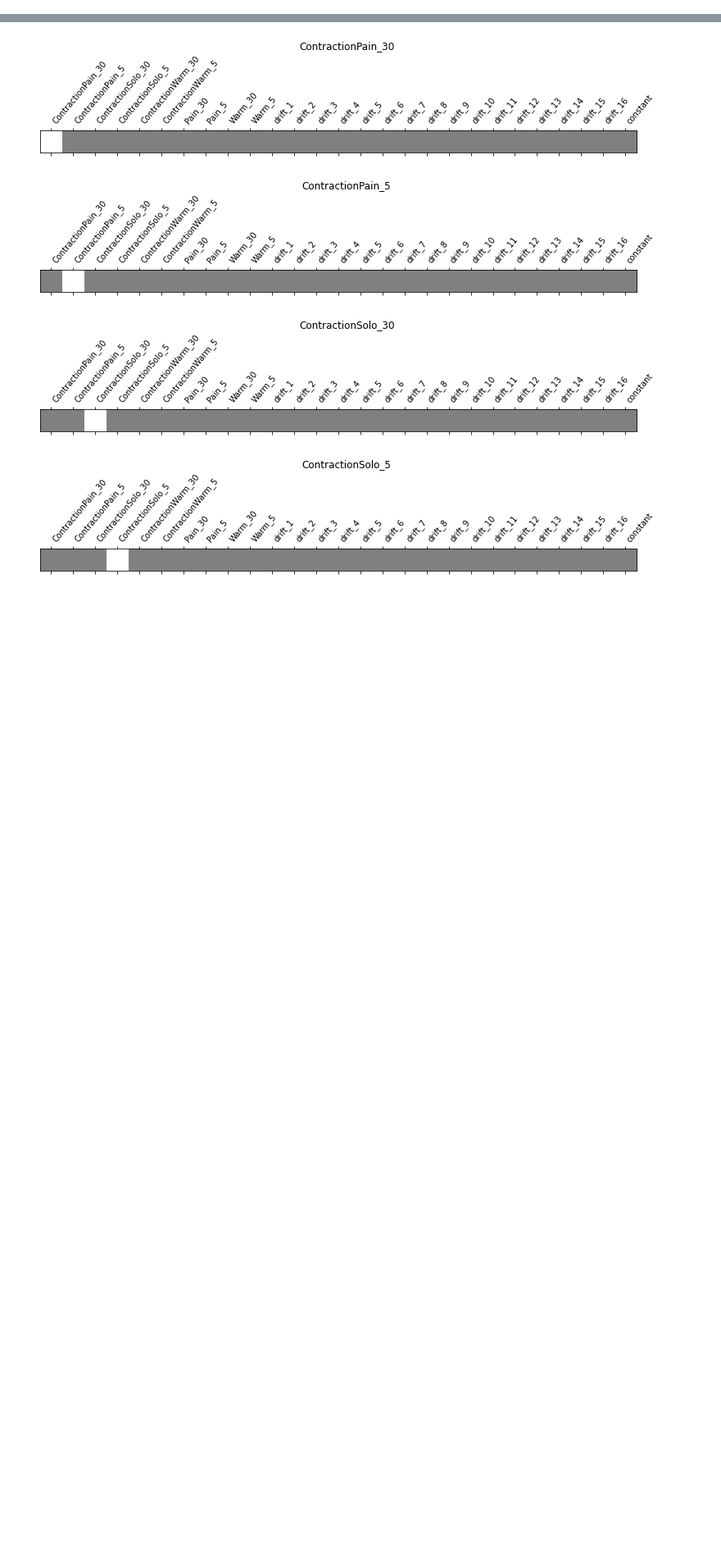
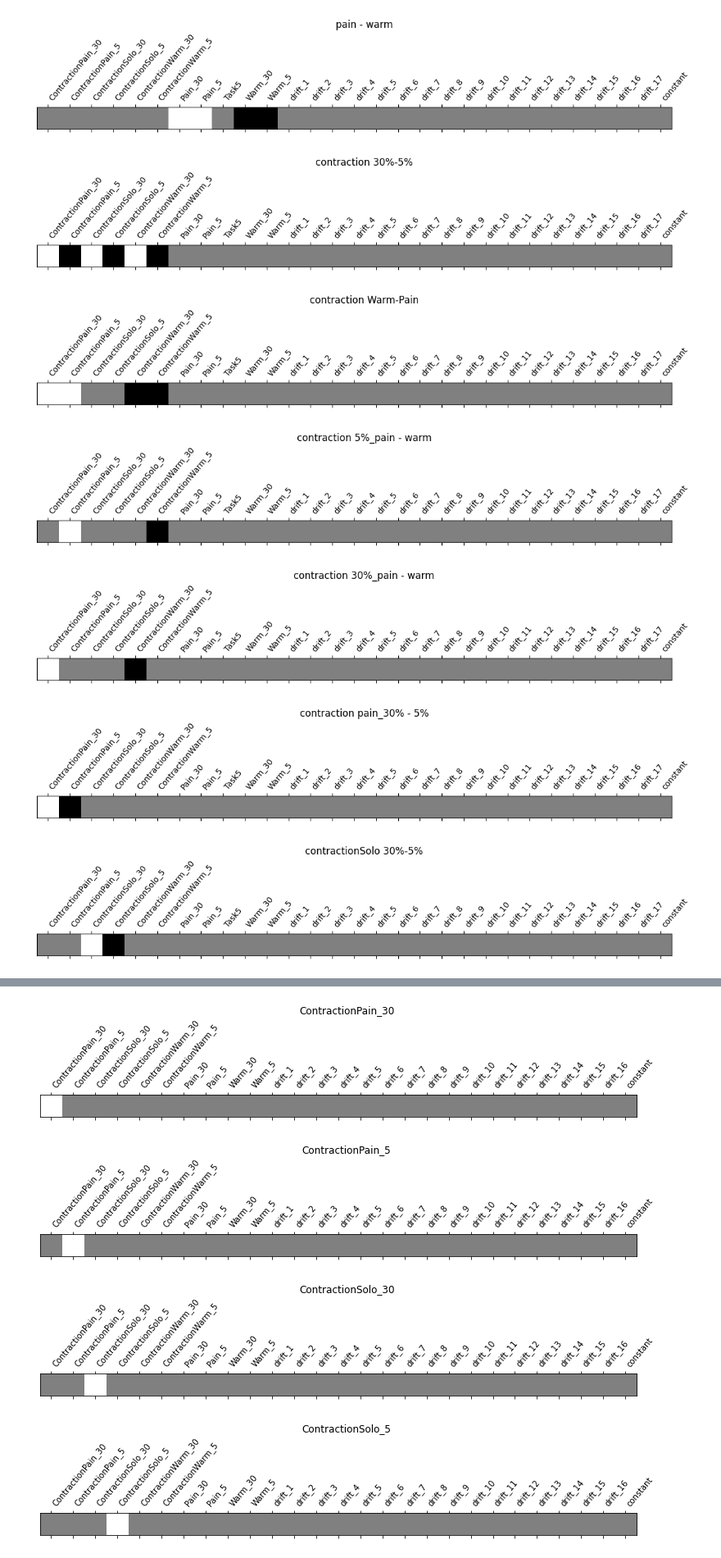
Before and after one commit to me-pic/MRI_pain_effort, a Jupyter notebook: notebooks/1_MRI pain x effort_group mask and 1st level model.ipynb, the cells around one changed output, grey strips where cells are left out. Shown at 82% size. Saved outputs shown, nothing was run; the diff lists cells and outputs as text; code cells hidden in the pictures; blank space fills up the shorter version.

```diff
--- a/notebooks/1_MRI pain x effort_group mask and 1st level model.ipynb
+++ b/notebooks/1_MRI pain x effort_group mask and 1st level model.ipynb
@@ -311,0 +158,23 @@ contrast_contraction_30_5 = localizer_contrasts_example["contraction_30_5"]
+# %%
+#  list of design matrices for each run
+design_matrices = glm_run_1.design_matrices_[0]
+
+# Call the function to generate contrasts for all runs
+localizer_contrasts = make_localizer_contrasts(design_matrices)
+# %%
+# Choose a specific design matrix from the list
+design_matrix_to_visualize = design_matrices
+
+for key, values in localizer_contrasts.items():
+    plot_contrast_matrix(values, design_matrix=design_matrix_to_visualize)
+    plt.suptitle(key)
+
+plt.show()
+# %% [output]
+[figure, added]
+[figure, added]
+[figure, added]
+[figure, added]
+[figure, added]
+[figure, added]
+[figure, added]
```
Also changed, not shown: parts of 48 cells of this notebook.
